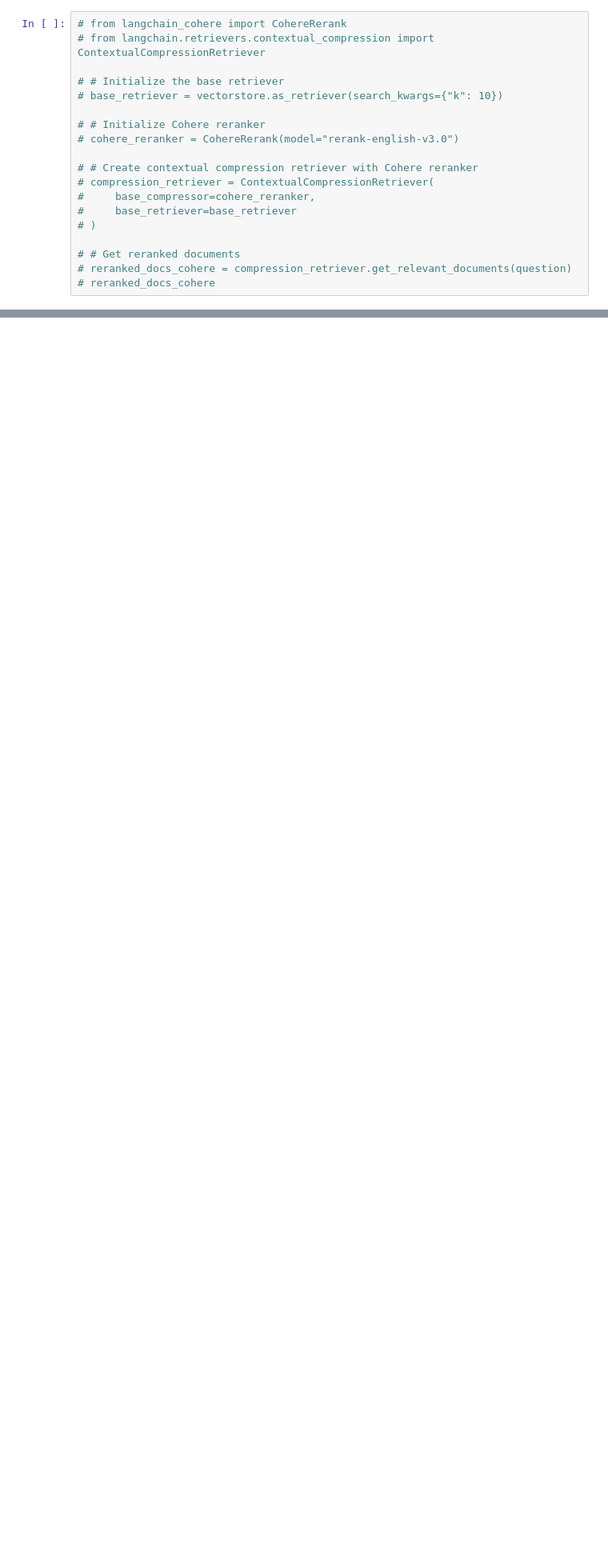
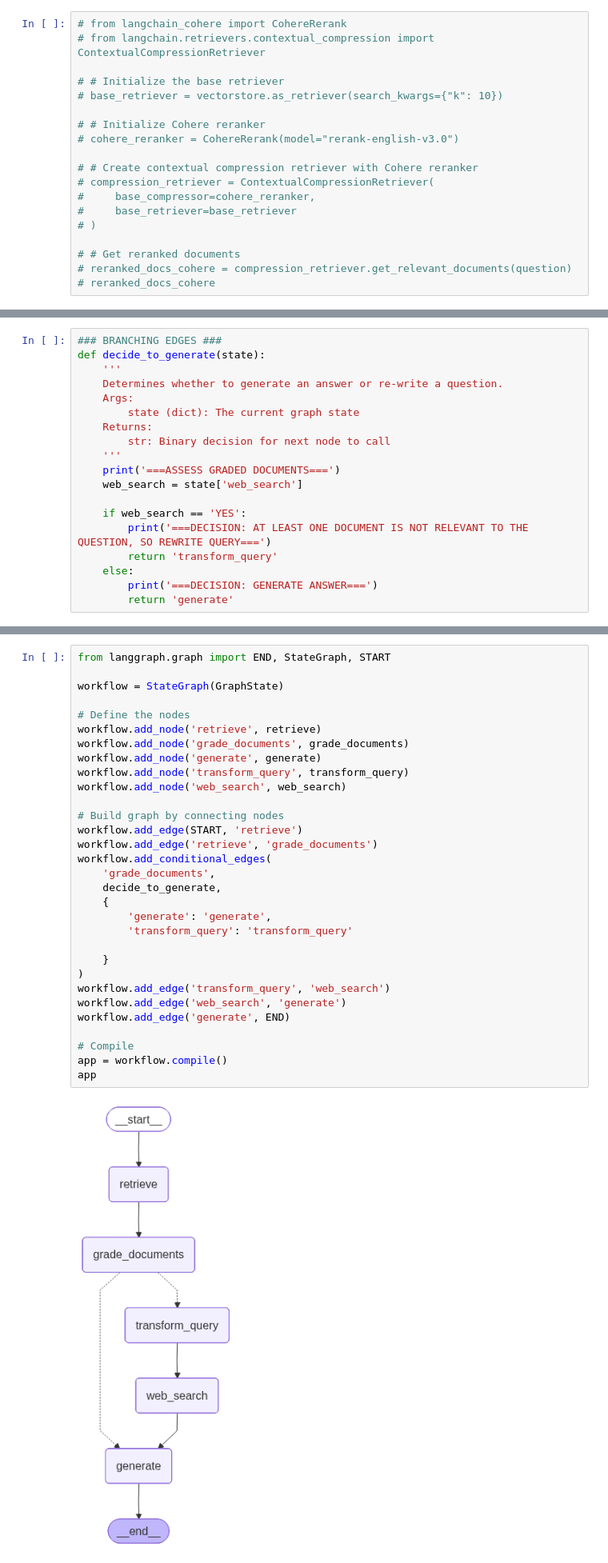
Before and after one commit to BreadFeet/Langchain_RAG_from_scratch, a Jupyter notebook: rag_from_scratch_15_to_18.ipynb, the cells around one changed output, grey strips where cells are left out. Shown at 80% size. Drawn from its saved outputs; the diff is of its cells as text; blank space fills up the shorter version.

```diff
--- a/rag_from_scratch_15_to_18.ipynb
+++ b/rag_from_scratch_15_to_18.ipynb
@@ -216,0 +493,19 @@ https://github.com/langchain-ai/langgraph/blob/main/examples/rag/langgraph_crag.
+# %%
+### BRANCHING EDGES ###
+def decide_to_generate(state):
+    '''
+    Determines whether to generate an answer or re-write a question.
+    Args:
+        state (dict): The current graph state
+    Returns:
+        str: Binary decision for next node to call
+    '''
+    print('===ASSESS GRADED DOCUMENTS===')
+    web_search = state['web_search']
+
+    if web_search == 'YES':
+        print('===DECISION: AT LEAST ONE DOCUMENT IS NOT RELEVANT TO THE QUESTION, SO REWRITE QUERY===')
+        return 'transform_query'
+    else:
+        print('===DECISION: GENERATE ANSWER===')
+        return 'generate'
@@ -216,0 +516,33 @@ https://github.com/langchain-ai/langgraph/blob/main/examples/rag/langgraph_crag.
+# %%
+from langgraph.graph import END, StateGraph, START
+
+workflow = StateGraph(GraphState)
+
+# Define the nodes
+workflow.add_node('retrieve', retrieve)
+workflow.add_node('grade_documents', grade_documents)
+workflow.add_node('generate', generate)
+workflow.add_node('transform_query', transform_query)
+workflow.add_node('web_search', web_search)
+
+# Build graph by connecting nodes
+workflow.add_edge(START, 'retrieve')
+workflow.add_edge('retrieve', 'grade_documents')
+workflow.add_conditional_edges(
+    'grade_documents',
+    decide_to_generate,
+    {
+        'generate': 'generate',
+        'transform_query': 'transform_query'
+
+    }
+)
+workflow.add_edge('transform_query', 'web_search')
+workflow.add_edge('web_search', 'generate')
+workflow.add_edge('generate', END)
+
+# Compile
+app = workflow.compile()
+app
+# %% [output]
+[figure, added]
```
Also changed, not shown: parts of 26 cells of this notebook.
